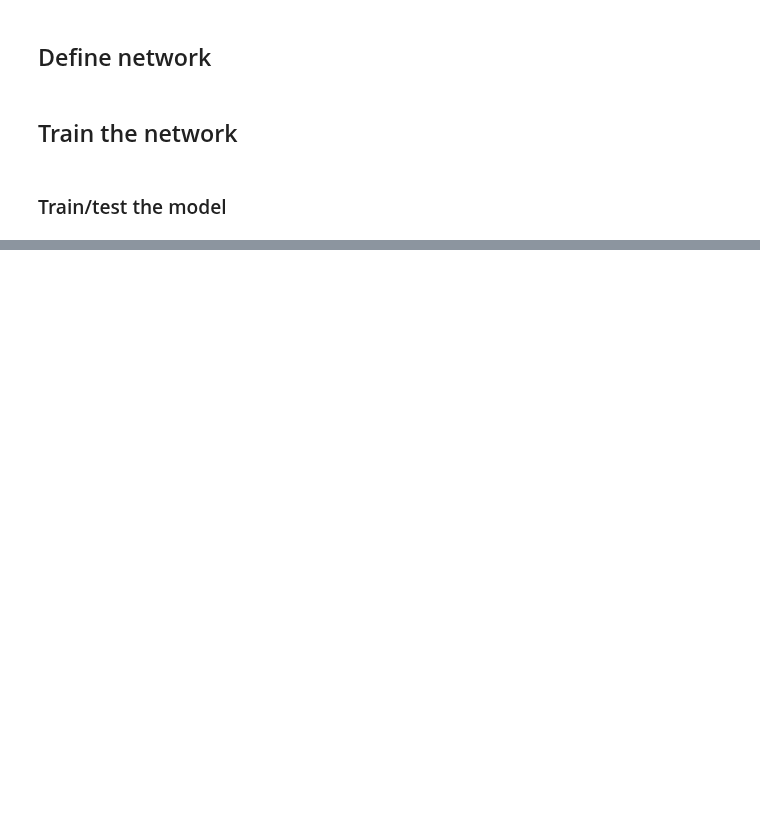
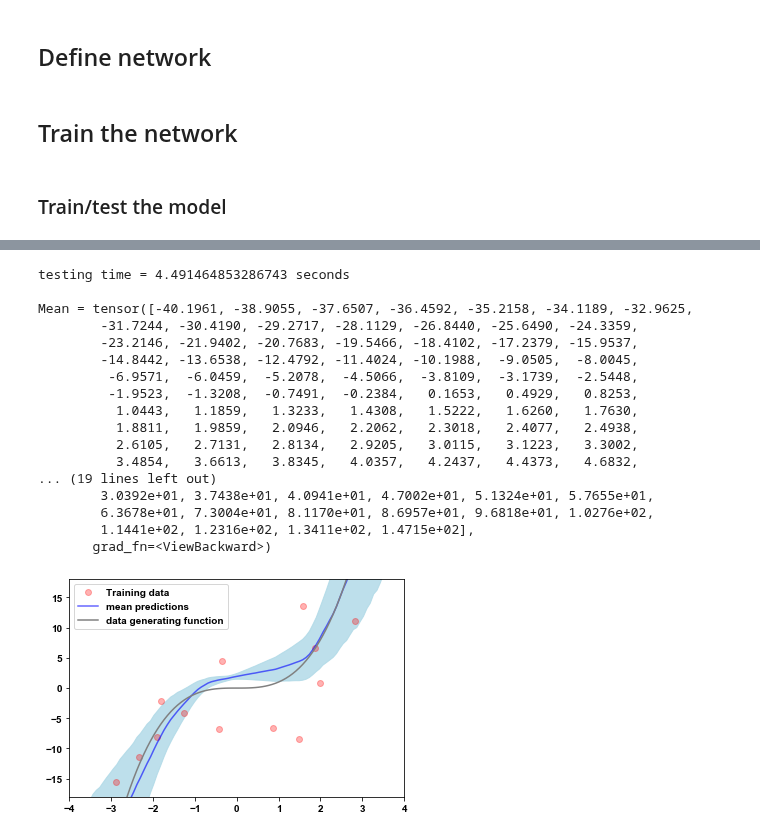
Before and after one commit to ronaldseoh/bayesian-dl-experiments, a Jupyter notebook: experiment_comparison_toy.ipynb, the cells around one changed output, grey strips where cells are left out. Saved outputs shown, nothing was run; the diff lists cells and outputs as text; code cells hidden in the pictures; blank space fills up the shorter version.

Commit message:
test_results/comparison_toy: reproduce previous plot

```diff
--- a/experiment_comparison_toy.ipynb
+++ b/experiment_comparison_toy.ipynb
@@ -97,3 +82,24 @@ n_predictions = 10000
+# %%
+"""
+MC Dropout related
+"""
+# Dropout rate
+dropout_rate = 0.5
+
+# L2 regularization strength
+reg_strength = 0.3
+
+# Epochs
+n_epochs = 4000
+
+# Optimizer learning rate
+learning_rate = 0.1
+
+# Loss function type
+loss_function_type = 'mse_loss'
+
+# Number of test predictions (for each data point)
+n_predictions = 10000
 # %%
 # Test start time
 test_start_time = datetime.datetime.today().strftime('%Y%m%d%H%M')
@@ -192,7 +200,7 @@ for key, network in uncertainty_methods.items():
         # NOTE: Need to set L2 regularization from here
         optimizer = torch.optim.Adam(
             network.parameters(),
-            lr=0.1,
+            lr=learning_rate,
             weight_decay=reg_strength, # L2 regularization
         )
 
@@ -201,7 +209,7 @@ for key, network in uncertainty_methods.items():
 
     elif isinstance(network, models.FCNetPyro):
         if key == 'variational_inference':
-            optimizer = pyro.optim.Adam({"lr": 0.01})
+            optimizer = pyro.optim.Adam({"lr": learning_rate})
             svi = SVI(network.model, network.guide, optimizer, loss=Trace_ELBO(), num_samples=1000)
         elif key == 'hmc':
             nuts_kernel = NUTS(network.model)
@@ -246,7 +254,6 @@ for key, network in uncertainty_methods.items():
 
                         if loss_function_type == 'test_ll_mc':
                             total_loss = -(metrics[loss_function_type])
-
                     else:
                         total_loss = objective(outputs, targets)
 
@@ -282,12 +307,12 @@ for key, network in uncertainty_methods.items():
     # Model to eval mode
     network.eval()
 
+    #prediction_non_mc = network(X_test)
+
     # Record testing start time (for this split)
     tic_testing = time.time()
 
     predictions, mean, var, metrics = network.predict_dist(X_test, n_predictions)
-
-    prediction_non_mc = network(X_test)
 
     # Record testing end time
     toc_testing = time.time()
@@ -309,33 +334,52 @@ for key, network in uncertainty_methods.items():
         print()
 
     # Plot the uncertainty measured by each methods
     plt.figure()
 
     # Fix the scales of x-axis and y-axis
     plt.xlim(dataset_toy_x_low, dataset_toy_x_high)
     plt.ylim(dataset_toy_y_mean-2*dataset_toy_y_std, dataset_toy_y_mean+2*dataset_toy_y_std)
 
     # Distributions around the predictions
     plt.fill_between(
         X_test.flatten(),
         (mean.detach().numpy() - 2*torch.sqrt(var).detach().numpy()).flatten(),
         (mean.detach().numpy() + 2*torch.sqrt(var).detach().numpy()).flatten(),
         color='lightblue', alpha=0.8)
 
     # Train data
-    plt.plot(dataset.data_x, dataset.data_y, 'or', label='Training data', alpha=0.1)
+    plt.plot(dataset.data_x, dataset.data_y, 'or', label='Training data', alpha=0.3)
 
     # MC prediction
-    plt.plot(X_test, mean.detach().numpy(), 'blue', label='mean predictions')
+    plt.plot(X_test, mean.detach().numpy(), 'blue', label='mean predictions', alpha=0.6)
 
     # Non-MC prediction
-    plt.plot(X_test, prediction_non_mc.detach().numpy(), 'black', label='non-MC prediction', alpha=0.4)
+    #plt.plot(X_test, prediction_non_mc.detach().numpy(), 'green', label='non-MC prediction', alpha=0.4)
 
     # Original data generating function without noise
     plt.plot(X_test, X_test ** 3, 'gray', label='data generating function')
 
     plt.legend()
 
     plt.savefig(os.path.join(test_results_path, str(key) + '.png'))
 
     plt.show()
+# %% [output]
+testing time = 4.491464853286743 seconds
+
+Mean = tensor([-40.1961, -38.9055, -37.6507, -36.4592, -35.2158, -34.1189, -32.9625,
+        -31.7244, -30.4190, -29.2717, -28.1129, -26.8440, -25.6490, -24.3359,
+        -23.2146, -21.9402, -20.7683, -19.5466, -18.4102, -17.2379, -15.9537,
+        -14.8442, -13.6538, -12.4792, -11.4024, -10.1988,  -9.0505,  -8.0045,
+         -6.9571,  -6.0459,  -5.2078,  -4.5066,  -3.8109,  -3.1739,  -2.5448,
+         -1.9523,  -1.3208,  -0.7491,  -0.2384,   0.1653,   0.4929,   0.8253,
+          1.0443,   1.1859,   1.3233,   1.4308,   1.5222,   1.6260,   1.7630,
+          1.8811,   1.9859,   2.0946,   2.2062,   2.3018,   2.4077,   2.4938,
+          2.6105,   2.7131,   2.8134,   2.9205,   3.0115,   3.1223,   3.3002,
+          3.4854,   3.6613,   3.8345,   4.0357,   4.2437,   4.4373,   4.6832,
+... (19 lines left out)
+        3.0392e+01, 3.7438e+01, 4.0941e+01, 4.7002e+01, 5.1324e+01, 5.7655e+01,
+        6.3678e+01, 7.3004e+01, 8.1170e+01, 8.6957e+01, 9.6818e+01, 1.0276e+02,
+        1.1441e+02, 1.2316e+02, 1.3411e+02, 1.4715e+02],
+       grad_fn=<ViewBackward>)
+[figure, added]
```
Also changed, not shown: parts of 5 cells of this notebook, 1 other file.
